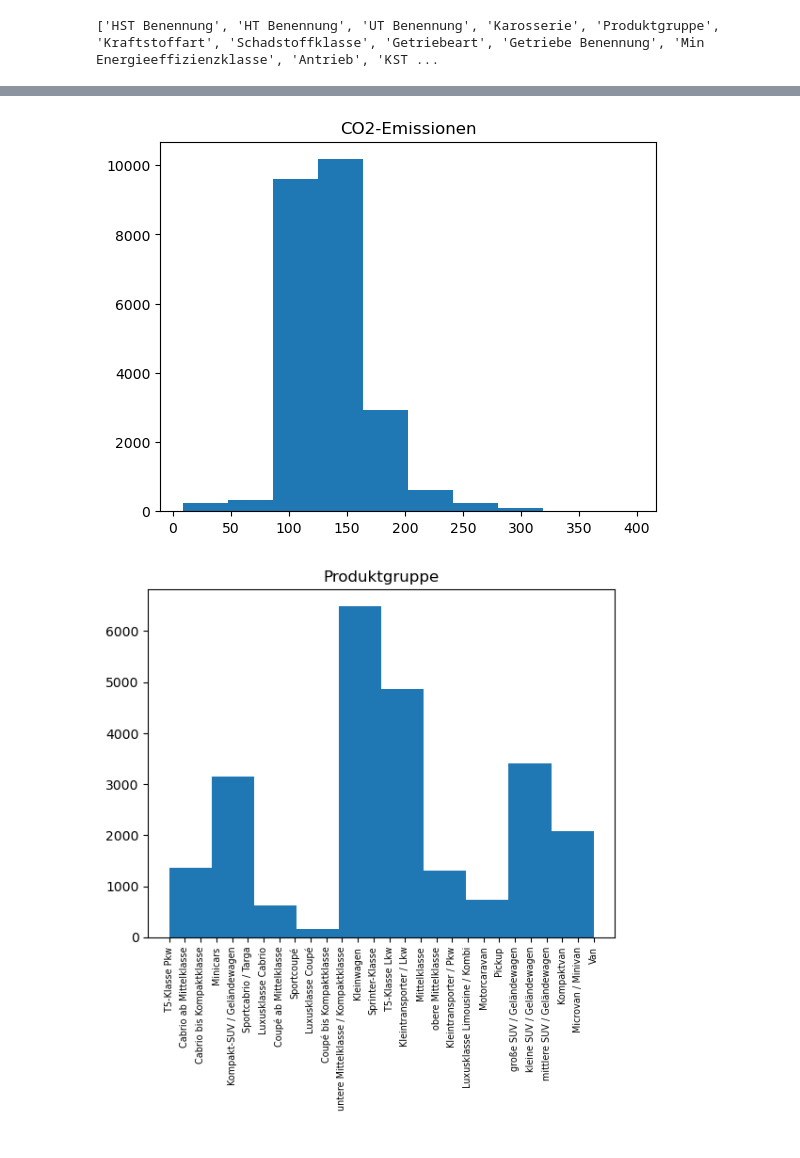
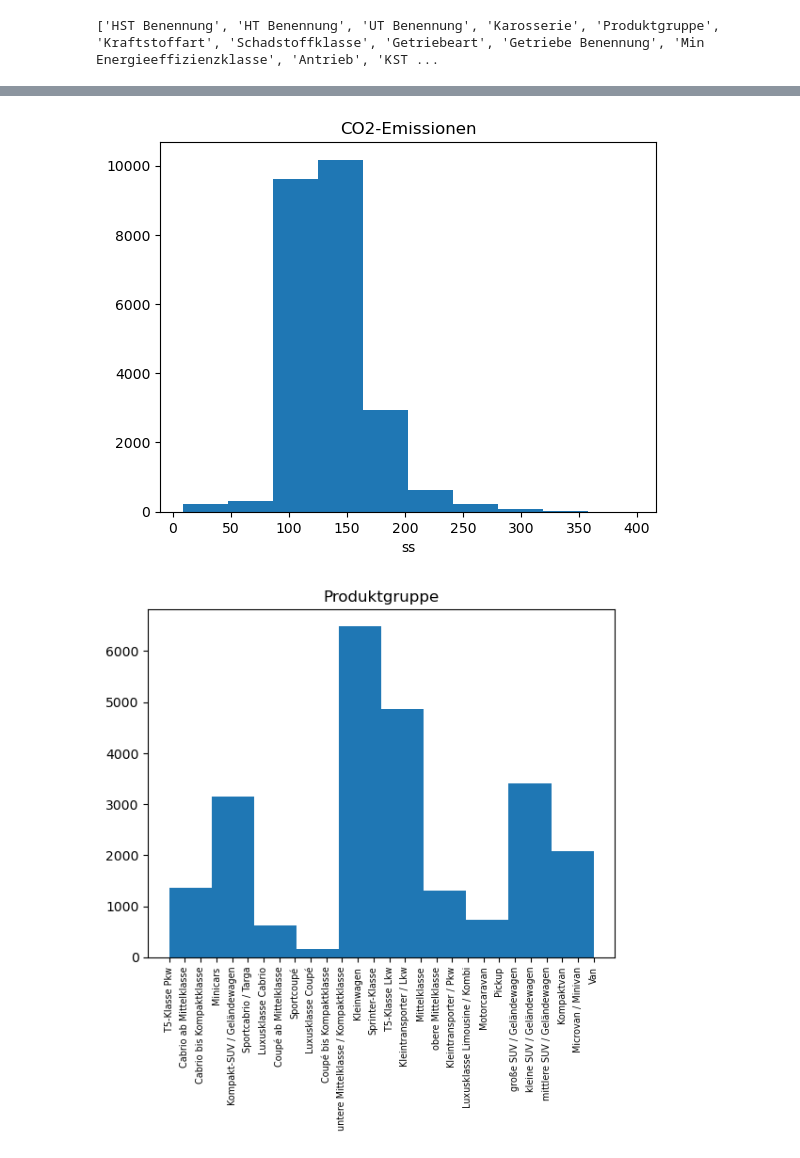
Before and after one commit to Branchverse/datamininglecture, a Jupyter notebook: 1_vehicle_data_analysis/vehicleData_Joy.ipynb, the cells around one changed output, grey strips where cells are left out. Saved outputs shown, nothing was run; the diff lists cells and outputs as text; code cells hidden in the pictures.

```diff
--- a/1_vehicle_data_analysis/vehicleData_Joy.ipynb
+++ b/1_vehicle_data_analysis/vehicleData_Joy.ipynb
@@ -454,9 +406,10 @@ plt.show()
 # %%
 plt.hist(cars["CO2-Emissionen"])
 plt.title('CO2-Emissionen')
+plt.xlabel("ss")
 plt.show()
 # %% [output]
-[figure, old version]
+[figure, new version]
 # %%
 plt.hist(cars["Produktgruppe"])
 plt.title("Produktgruppe")
```
Also changed, not shown: parts of 16 cells of this notebook.
